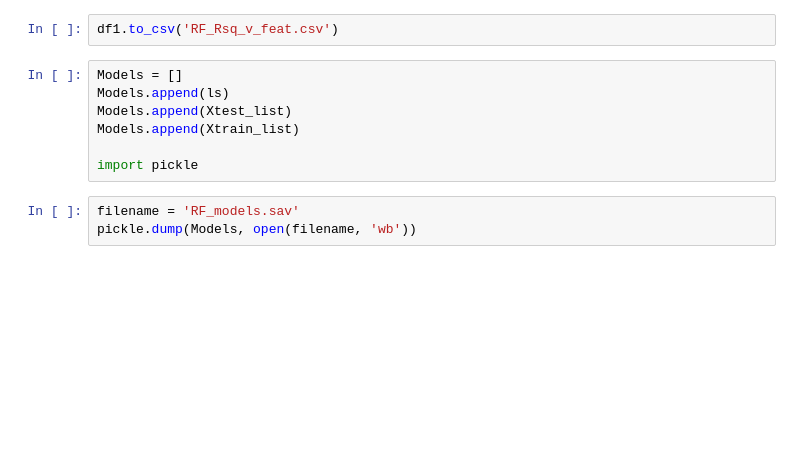
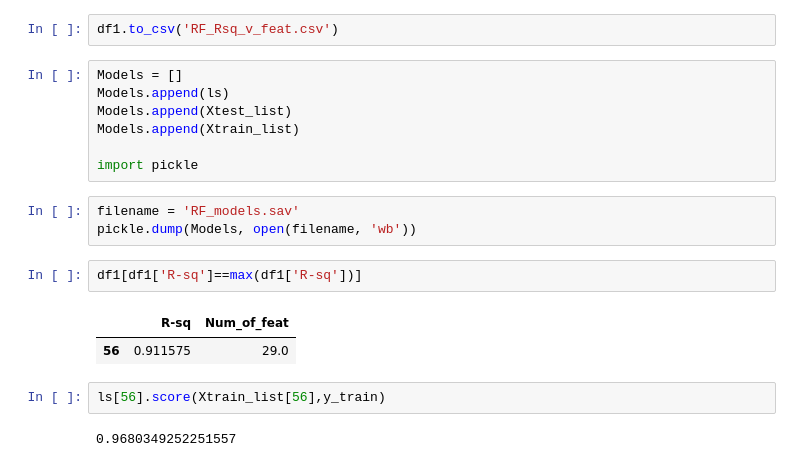
Before and after one commit to danielosetiawan/Ames_Housing_ML, a Jupyter notebook: RF_without_dummies.ipynb, the cells around one changed output. Drawn from its saved outputs; the diff is of its cells as text; blank space fills up the shorter version.

```diff
--- a/RF_without_dummies.ipynb
+++ b/RF_without_dummies.ipynb
@@ -238,3 +247,12 @@ import pickle
 # %%
 filename = 'RF_models.sav'
 pickle.dump(Models, open(filename, 'wb'))
+# %%
+df1[df1['R-sq']==max(df1['R-sq'])]
+# %% [output]
+|  | R-sq | Num_of_feat |
+| 56 | 0.911575 | 29.0 |
+# %%
+ls[56].score(Xtrain_list[56],y_train)
+# %% [output]
+0.9680349252251557
```
Also changed, not shown: parts of 9 cells of this notebook, 1 other file.
